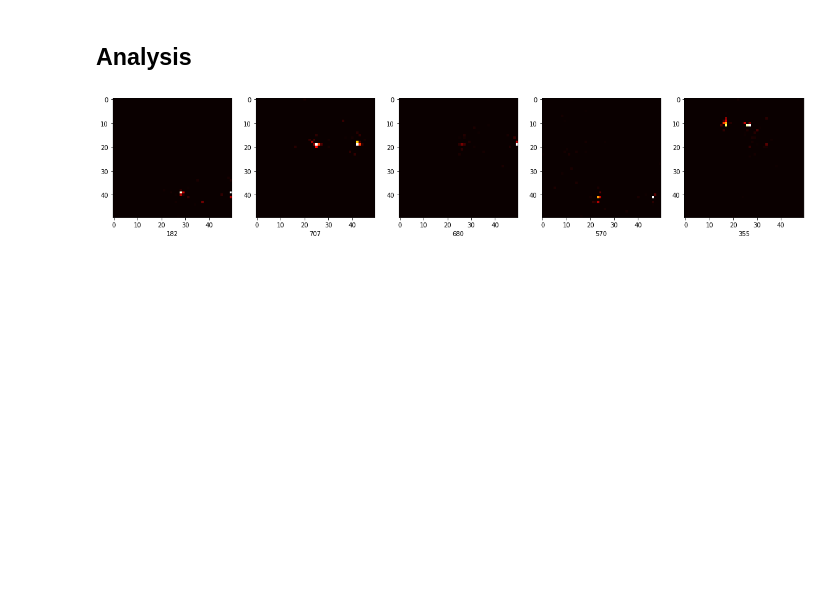
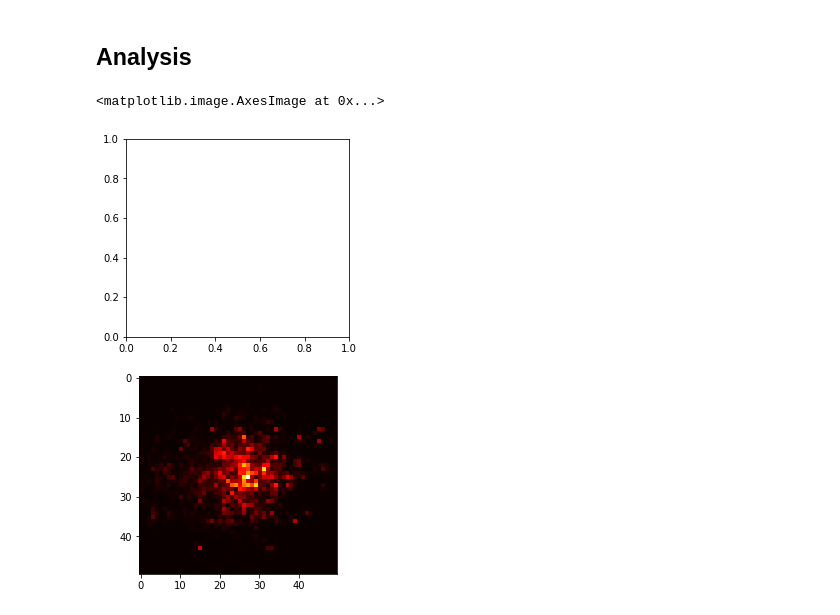
Before and after one commit to womogenes/top-tagging, a Jupyter notebook: exploration.ipynb, the cells around one changed output. Cells and saved outputs as stored; diff of their text form; code cells hidden in the pictures; blank space fills up the shorter version.

Commit message:
Add cumulative histogram

```diff
--- a/exploration.ipynb
+++ b/exploration.ipynb
@@ -63,21 +100,29 @@ Text(0.5, 0, 'phi (scaled)')
 # %%
 labels = ["Gluon", "Light quark", "W boson", "Z boson", "Top quark"]
 # %%
-fig, axs = plt.subplots(1, 5)
-fig.set_size_inches(20, 4)
+fig, axs = plt.subplots(2, 1)
+fig.set_size_inches(4, 8)
 
-for i in range(5):
+n_jets = len(events)
+resolution = 50
+image = np.zeros((resolution, resolution))
+
+for i in tqdm(range(n_jets)):
+    y = events[i]["y"]
+    if y[0] != 1: continue
+
     # Plot a single thing
-    event_id = random.randrange(len(events))
-    my_event = events[event_id]["x"]
+    my_event = events[i]["x"]
 
     etas = my_event[:, 1]
     phis = my_event[:, 2]
     energies = my_event[:, 3]
 
     hist = np.histogram2d(etas, phis, weights=energies, bins=50)
 
-    axs[i].imshow(hist[0], cmap="hot");
-    axs[i].set_xlabel(event_id)
+    image += hist[0]
+
+plt.imshow(image, cmap="hot")
 # %% [output]
+<matplotlib.image.AxesImage at 0x...>
-[figure, old version]
+[figure, new version]
```
Also changed, not shown: parts of 8 cells of this notebook, 1 other file.
